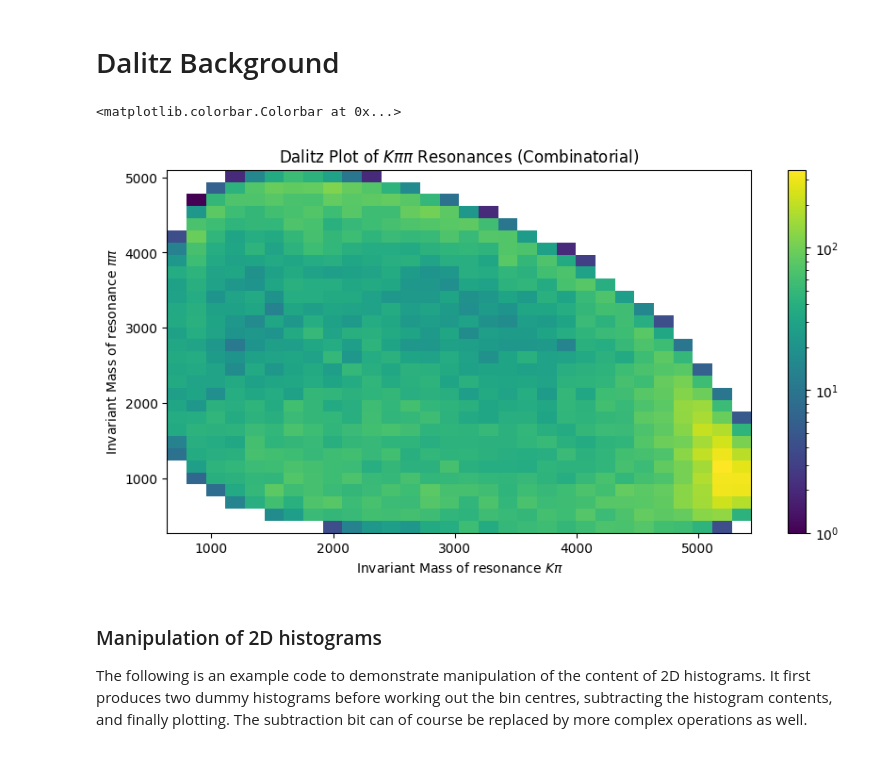
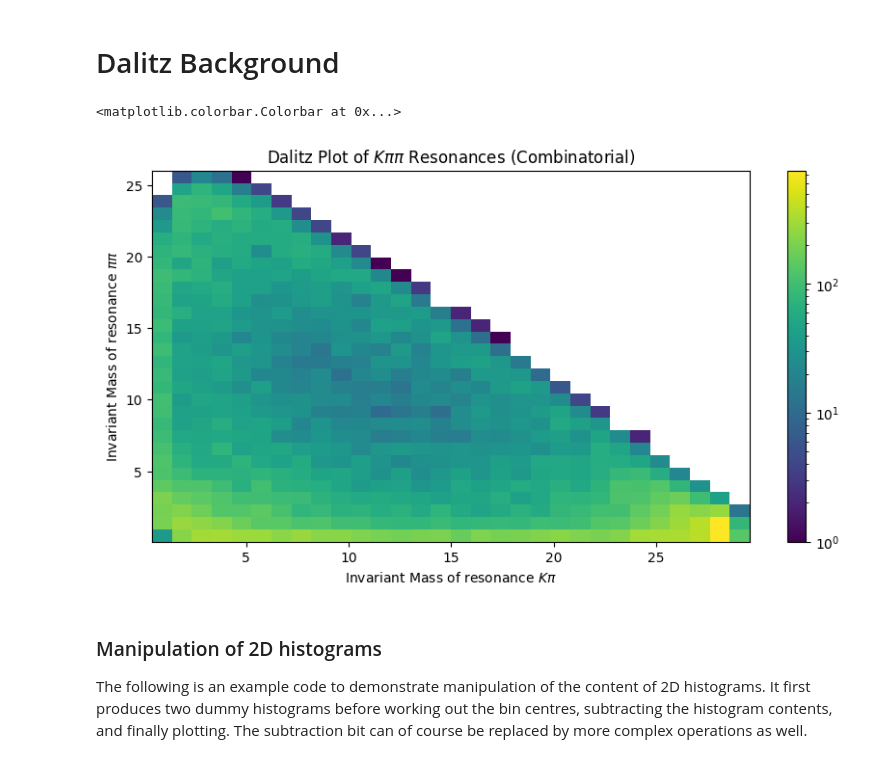
Before and after one commit to aavashsubedi/labs_yr3, a Jupyter notebook: matter_antimatter/aavash.ipynb, the cells around one changed output. Drawn from its saved outputs; the diff is of its cells as text; code cells hidden in the pictures.

```diff
--- a/matter_antimatter/aavash.ipynb
+++ b/matter_antimatter/aavash.ipynb
@@ -1331,18 +1317,19 @@ plt.colorbar()
 # %%
 plt.figure(figsize=(10, 5))
 
-plt.hist2d(side_signal_two_body[:,0], side_signal_two_body[:,1],
+plt.hist2d(np.square(mev_to_gev(side_signal_two_body[:,0])),
+           np.square(mev_to_gev(side_signal_two_body[:,1])),
             bins=30,   label='Invariant Mass',
             norm=colors.LogNorm());
 #increase the number of ticks on the x axis
 plt.xlabel('Invariant Mass of resonance $K \pi$')
 plt.ylabel('Invariant Mass of resonance $\pi \pi$')
 plt.title('Dalitz Plot of $K \pi \pi$ Resonances (Combinatorial)')
 #add a colorbar for density
 plt.colorbar()
 # %% [output]
 <matplotlib.colorbar.Colorbar at 0x...>
-[figure, old version]
+[figure, new version]
 # %%
 #subtract the two histograms from each other
 def subtract_two_hist(hist_1, hist_2, multiplier_2):
```
Also changed, not shown: parts of 13 cells of this notebook.
